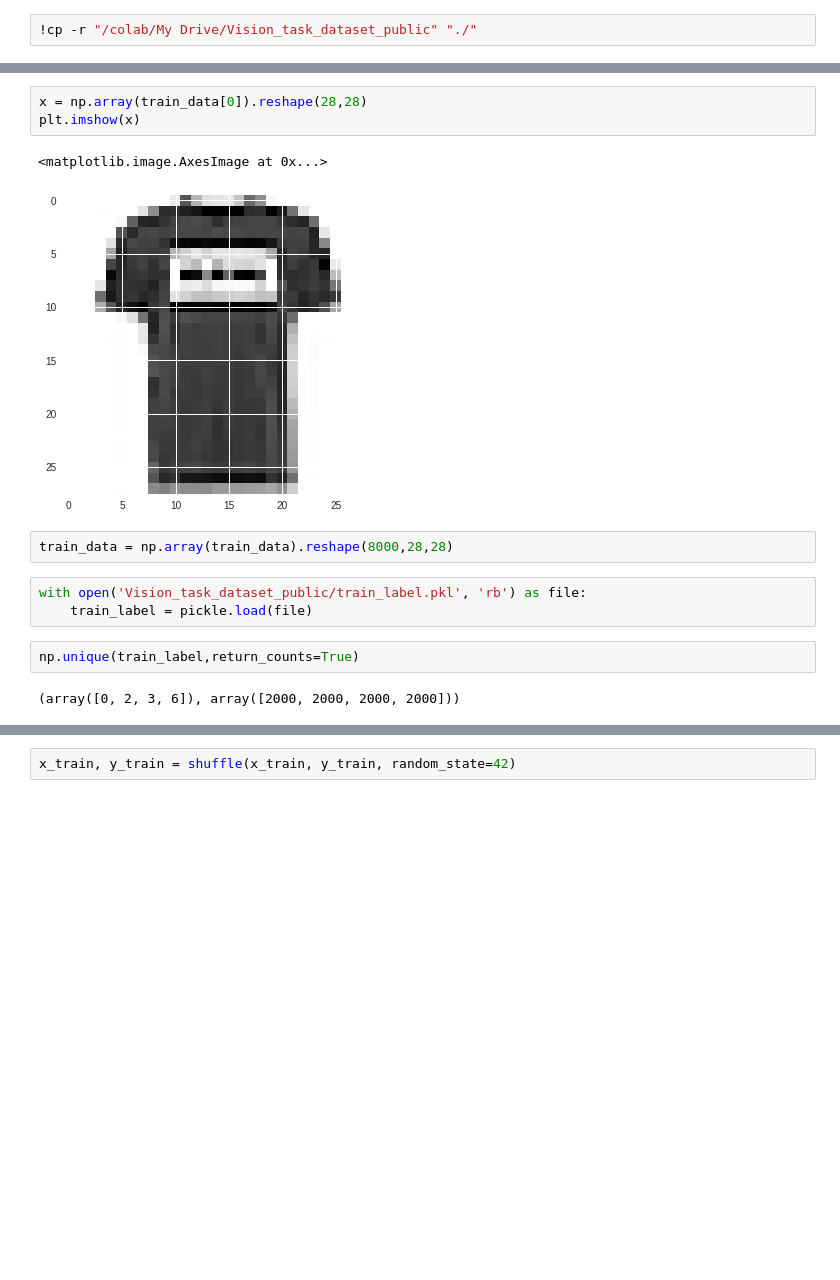
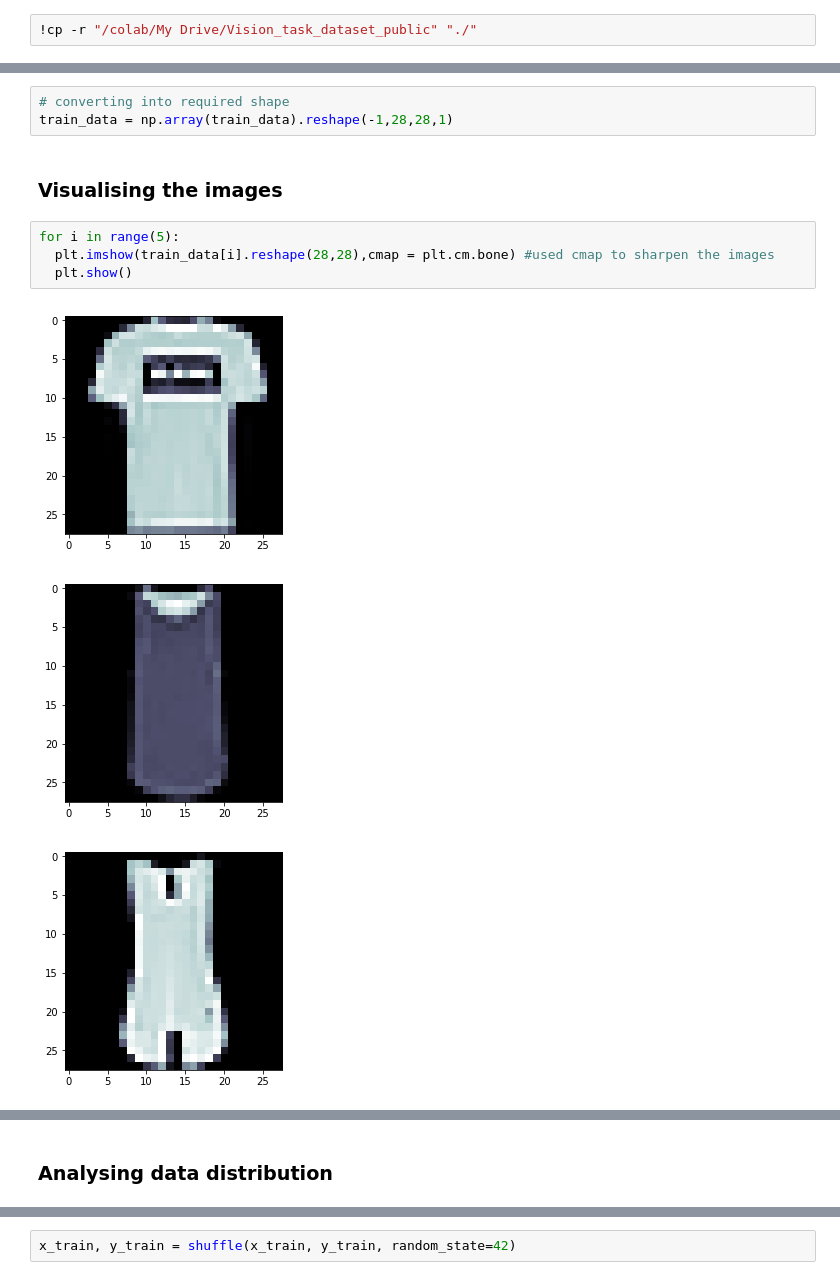
Before and after one commit to Utkarsh4430/MidasIIITD, a Jupyter notebook: CV_Problem/CV_task.ipynb, the cells around one changed output, grey strips where cells are left out. Saved outputs shown, nothing was run; the diff lists cells and outputs as text; blank space fills up the shorter version.

```diff
--- a/CV_Problem/CV_task.ipynb
+++ b/CV_Problem/CV_task.ipynb
@@ -28,15 +58,13 @@ print(type(train_data),len(train_data))
 # %%
-x = np.array(train_data[0]).reshape(28,28)
-plt.imshow(x)
+# converting into required shape
+train_data = np.array(train_data).reshape(-1,28,28,1)
-# %% [output]
-<matplotlib.image.AxesImage at 0x...>
-[figure, removed]
-# %%
-train_data = np.array(train_data).reshape(8000,28,28)
-# %%
-with open('Vision_task_dataset_public/train_label.pkl', 'rb') as file:
-    train_label = pickle.load(file)
-# %%
-np.unique(train_label,return_counts=True)
-# %% [output]
-(array([0, 2, 3, 6]), array([2000, 2000, 2000, 2000]))
+# %% [markdown]
+### Visualising the images
+# %%
+for i in range(5):
+  plt.imshow(train_data[i].reshape(28,28),cmap = plt.cm.bone) #used cmap to sharpen the images
+  plt.show()
+# %% [output]
+[figure, added]
+[figure, added]
+[figure, added]
@@ -43 +73,3 @@ np.unique(train_label,return_counts=True)
+# %% [markdown]
+### Analysing data distribution
 # %%
```
Also changed, not shown: parts of 58 cells of this notebook, 5 other files.
